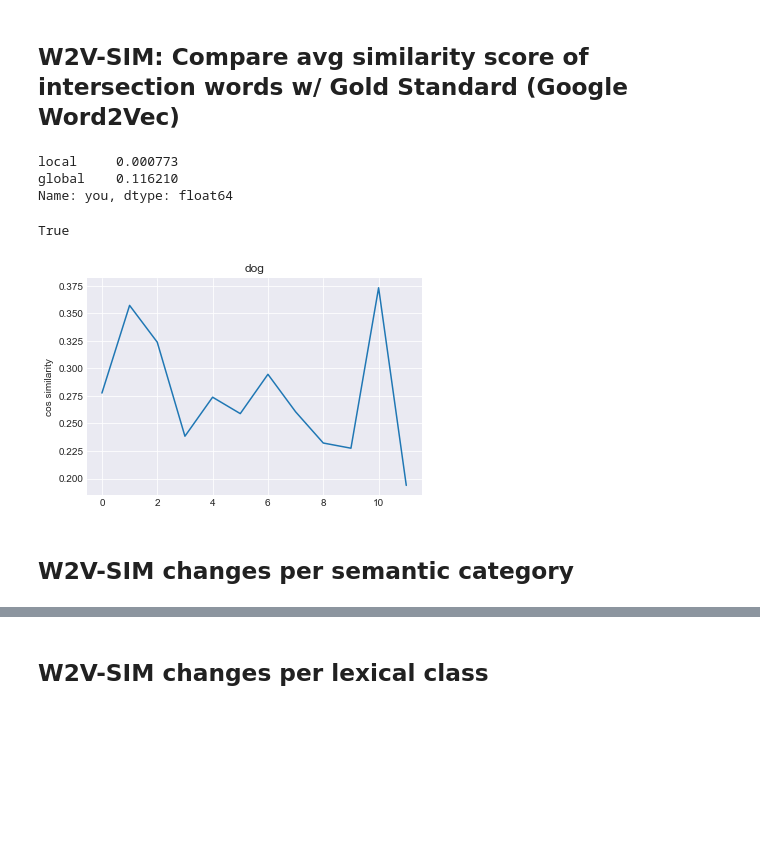
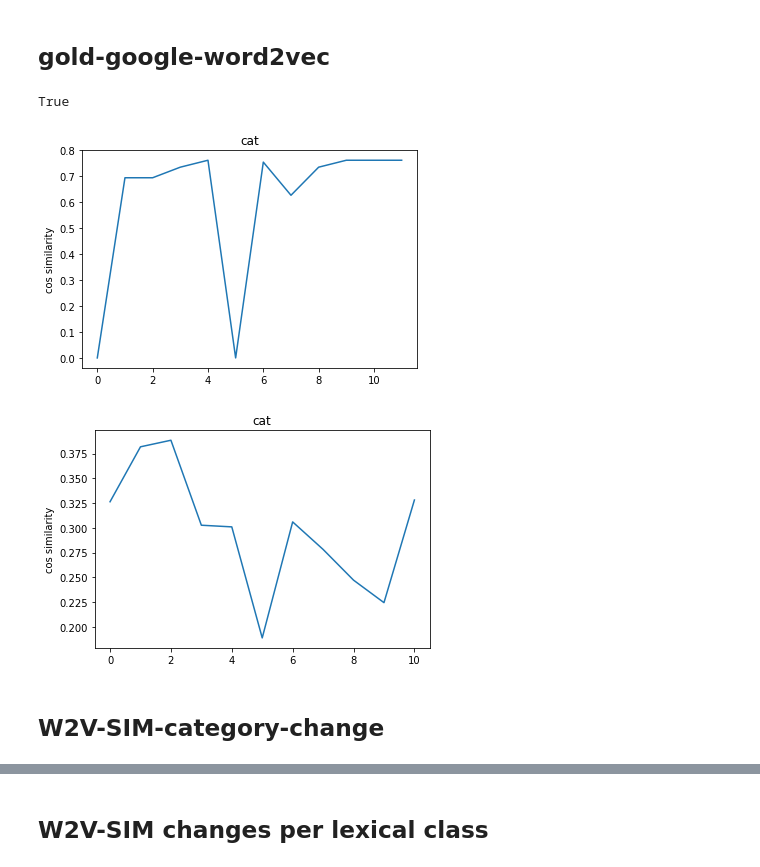
Before and after one commit to afourtassi/change, a Jupyter notebook: 2-plot_change_by_category.ipynb, the cells around one changed output, grey strips where cells are left out. Saved outputs shown, nothing was run; the diff lists cells and outputs as text; code cells hidden in the pictures; blank space fills up the shorter version.

```diff
--- a/2-plot_change_by_category.ipynb
+++ b/2-plot_change_by_category.ipynb
@@ -481,12 +444,5 @@ intersection:  486
-# %% [markdown]
-## W2V-SIM: Compare avg similarity score of intersection words w/ Gold Standard (Google Word2Vec)
-# %%
-df_emb_shift.loc['you']['gold_sim'] = 1
-print(df_emb_shift.loc['you'])
-# %% [output]
-local     0.000773
-global    0.116210
-Name: you, dtype: float64
+# %% [markdown]
+## gold-google-word2vec
 # %%
 import gensim
 
@@ -496,37 +452,56 @@ model = gensim.models.KeyedVectors.load_word2vec_format('./model/GoogleNews-vect
 # %% [output]
 True
 # %%
-query = 'dog'
-K_nearest = 30
+# query = 'cat'
+# K_nearest = 20
 
-word_gold_sim = []
-
-for period in vocs:
-#     ms = model.similar_by_word(query, topn=K_nearest)
-#     print(ms)
+# word_gold_sim = []
+# ms = model.similar_by_word(query, topn=50)
+# for period in vocs:
+# #     print(ms)
 #     sim_scores = [w[1] for w in ms]
 #     simMap = {w[0]: w[1] for w in ms}
 #     words = set([w[0] for w in ms])
 #     avg_sim = sum(sim_scores) / len(sim_scores)
-    neighbor_words = neighbors(query, vecs[period], vocs[period], K=K_nearest)
-#     print(words)
-#     print(neighbor_words)
+#     neighbor_words = neighbors(query, vecs[period], vocs[period], K=K_nearest)
+# #     print(words)
+# #     print(neighbor_words)
 #     intersection_set = words.intersection(neighbor_words)
 #     inter_sims = [simMap[w] for w in intersection_set]
-    inter_sims = [model.similarity(query, w) for w in neighbor_words if w in model.vocab]
-    if inter_sims:
-#         print(sum(inter_sims) / len(inter_sims))
-        word_gold_sim.append(sum(inter_sims) / len(inter_sims))
-    else:
-#         print(0)
-        word_gold_sim.append(0)
-#     break
+#     if inter_sims:
+# #         print(sum(inter_sims) / len(inter_sims))
+#         word_gold_sim.append(sum(inter_sims) / len(inter_sims))
+#     else:
+# #         print(0)
+#         word_gold_sim.append(0)
+# #     break
 
-import matplotlib.pyplot as plt
-plt.plot(word_gold_sim)
-plt.ylabel('cos similarity')
-plt.title(query)
-plt.show()
+# import matplotlib.pyplot as plt
+# plt.plot(word_gold_sim)
+# plt.ylabel('cos similarity')
+# plt.title(query)
+# plt.show()
 # %% [output]
-[figure, old version]
+[figure, new version]
+# %%
+query = 'cat'
+K_nearest = 20
+
+word_gold_sim = []
+
+for period in years:
+
+    neighbor_words = neighbors(query, vecs[period], vocs[period], K=K_nearest)
+    sims = [model.similarity(query, w) for w in neighbor_words if w in model.vocab]
+    if sims:
+        word_gold_sim.append(sum(sims) / len(sims))
+    else:
+        word_gold_sim.append(0)
+
+plt.plot(word_gold_sim)
+plt.ylabel('cos similarity')
+plt.title(query)
+plt.show()
+# %% [output]
+[figure, added]
 # %%
@@ -581,4 +539,4 @@ def get_w2v_sim(df, group_name):
         gold_change_per_category[group_name] = np.array(gold_changes)
     return gold_change_per_category
 # %% [markdown]
-## W2V-SIM changes per semantic category
+## W2V-SIM-category-change
```
Also changed, not shown: parts of 68 cells of this notebook.
